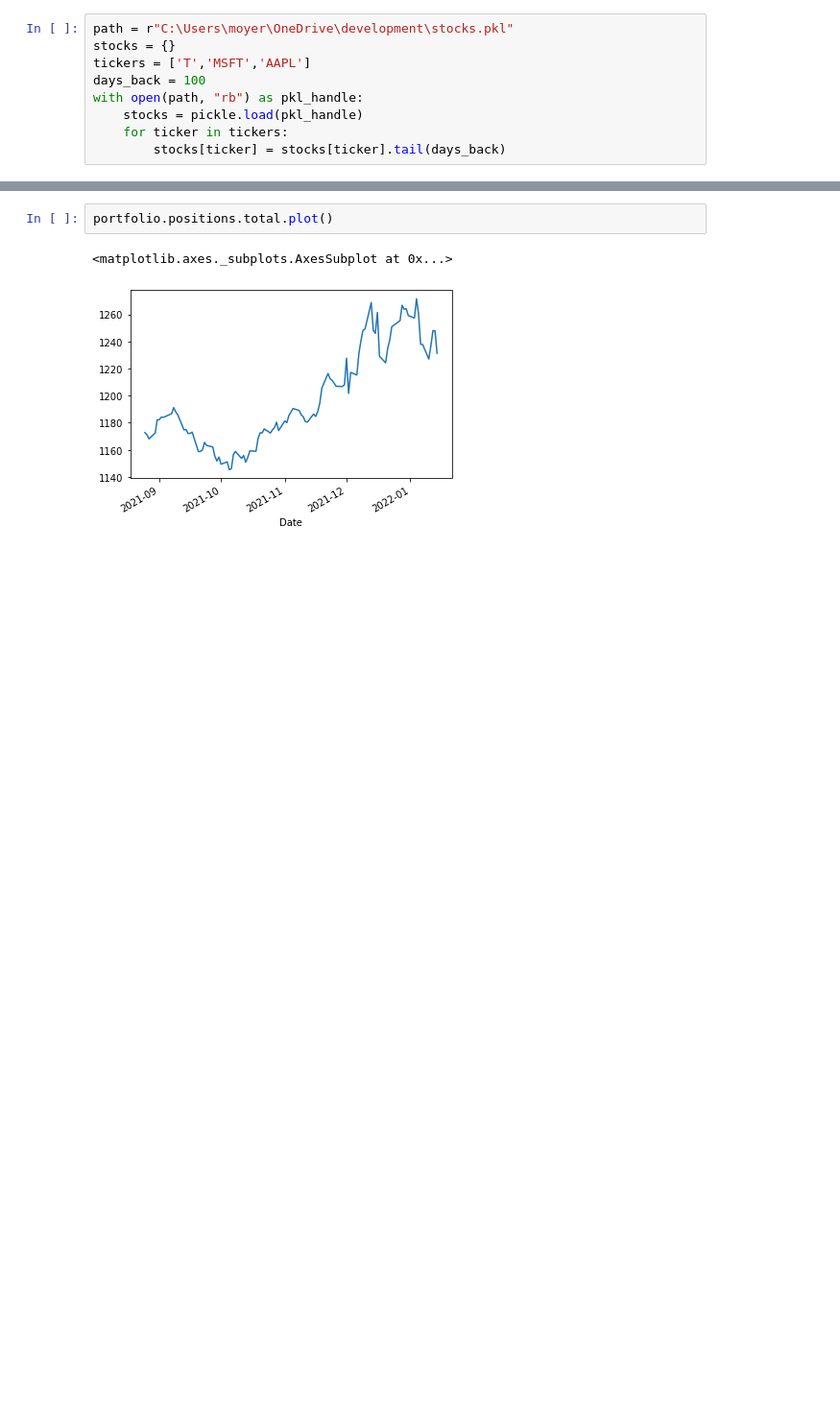
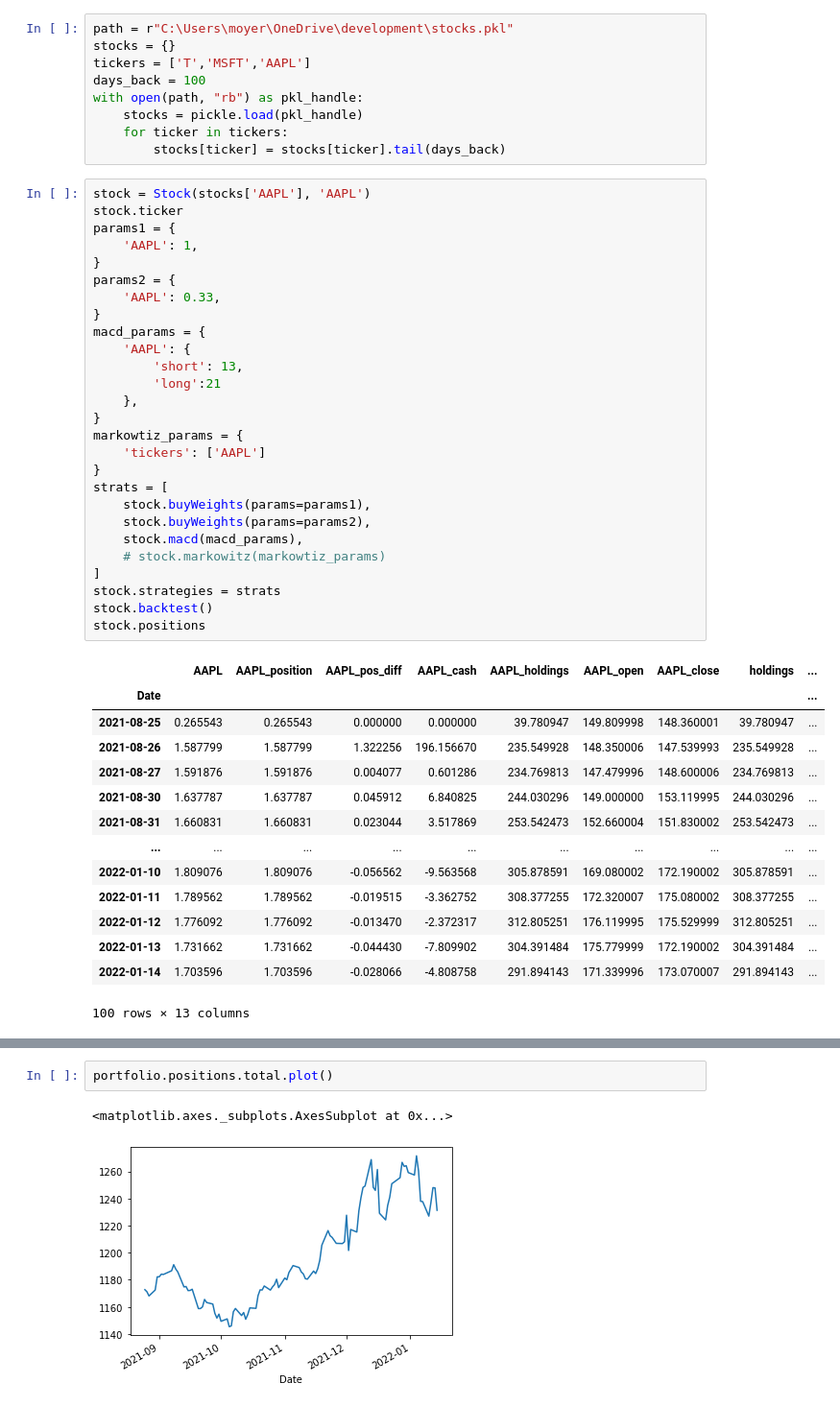
Before and after one commit to lucasdmoyer/two-dolla, a Jupyter notebook: new.ipynb, the cells around one changed output, grey strips where cells are left out. Shown at 96% size. Cells and saved outputs as stored; diff of their text form; blank space fills up the shorter version.

```diff
--- a/new.ipynb
+++ b/new.ipynb
@@ -29,3 +30,45 @@ with open(path, "rb") as pkl_handle:
     stocks = pickle.load(pkl_handle)
     for ticker in tickers:
         stocks[ticker] = stocks[ticker].tail(days_back)
+# %%
+stock = Stock(stocks['AAPL'], 'AAPL')
+stock.ticker
+params1 = {
+    'AAPL': 1,
+}
+params2 = {
+    'AAPL': 0.33,
+}
+macd_params = {
+    'AAPL': {
+        'short': 13,
+        'long':21
+    },
+}
+markowtiz_params = {
+    'tickers': ['AAPL']
+}
+strats = [
+    stock.buyWeights(params=params1),
+    stock.buyWeights(params=params2),
+    stock.macd(macd_params),
+    # stock.markowitz(markowtiz_params)
+]
+stock.strategies = strats
+stock.backtest()
+stock.positions
+# %% [output]
+|  | AAPL | AAPL_position | AAPL_pos_diff | AAPL_cash | AAPL_holdings | AAPL_open | AAPL_close | holdings | ... |
+| Date |  |  |  |  |  |  |  |  | ... |
+| 2021-08-25 | 0.265543 | 0.265543 | 0.000000 | 0.000000 | 39.780947 | 149.809998 | 148.360001 | 39.780947 | ... |
+| 2021-08-26 | 1.587799 | 1.587799 | 1.322256 | 196.156670 | 235.549928 | 148.350006 | 147.539993 | 235.549928 | ... |
+| 2021-08-27 | 1.591876 | 1.591876 | 0.004077 | 0.601286 | 234.769813 | 147.479996 | 148.600006 | 234.769813 | ... |
+| 2021-08-30 | 1.637787 | 1.637787 | 0.045912 | 6.840825 | 244.030296 | 149.000000 | 153.119995 | 244.030296 | ... |
+| 2021-08-31 | 1.660831 | 1.660831 | 0.023044 | 3.517869 | 253.542473 | 152.660004 | 151.830002 | 253.542473 | ... |
+| ... | ... | ... | ... | ... | ... | ... | ... | ... | ... |
+| 2022-01-10 | 1.809076 | 1.809076 | -0.056562 | -9.563568 | 305.878591 | 169.080002 | 172.190002 | 305.878591 | ... |
+| 2022-01-11 | 1.789562 | 1.789562 | -0.019515 | -3.362752 | 308.377255 | 172.320007 | 175.080002 | 308.377255 | ... |
+| 2022-01-12 | 1.776092 | 1.776092 | -0.013470 | -2.372317 | 312.805251 | 176.119995 | 175.529999 | 312.805251 | ... |
+| 2022-01-13 | 1.731662 | 1.731662 | -0.044430 | -7.809902 | 304.391484 | 175.779999 | 172.190002 | 304.391484 | ... |
+| 2022-01-14 | 1.703596 | 1.703596 | -0.028066 | -4.808758 | 291.894143 | 171.339996 | 173.070007 | 291.894143 | ... |
+100 rows × 13 columns
```
Also changed, not shown: parts of 4 cells of this notebook, 2 other files.
